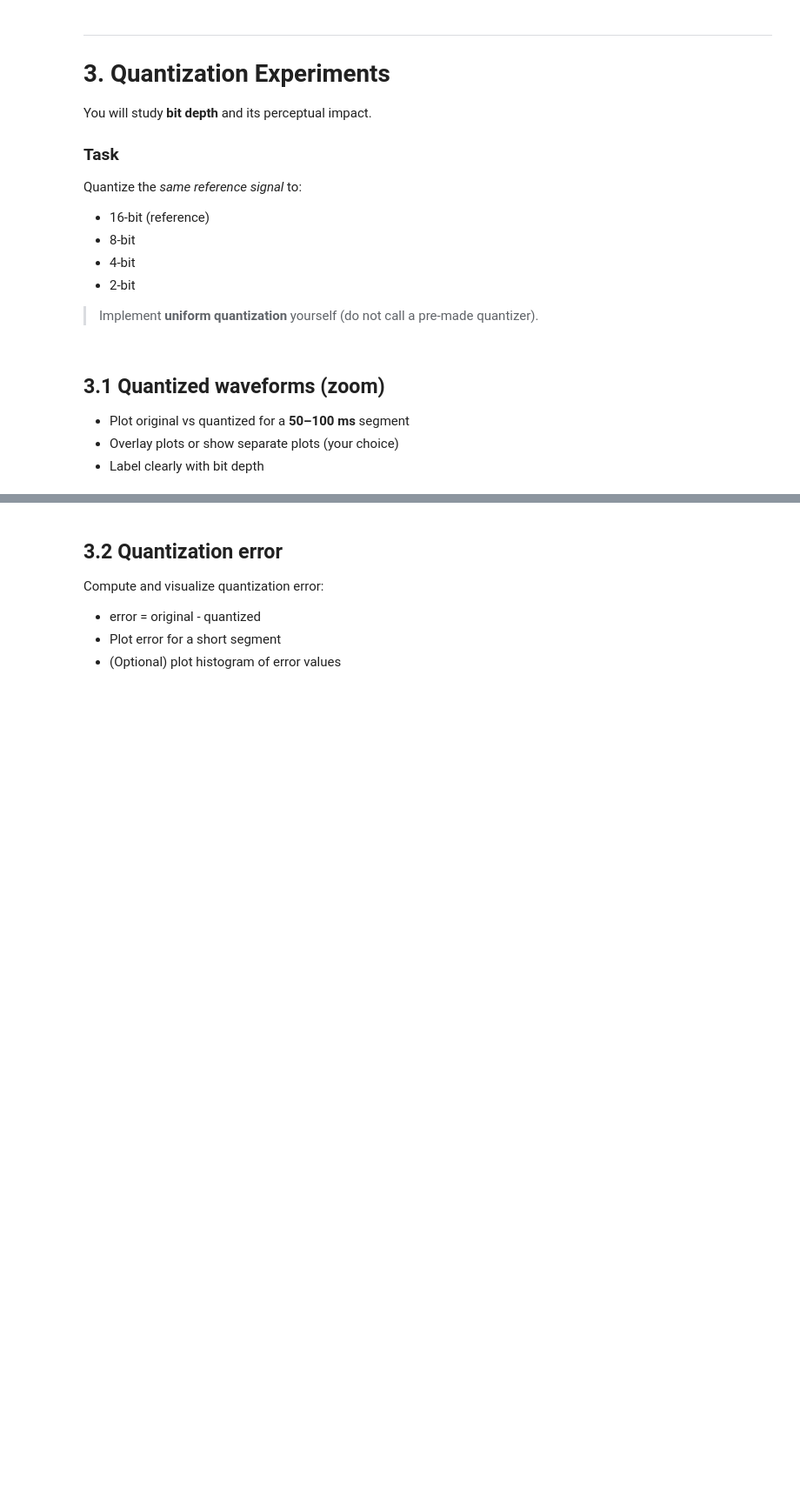
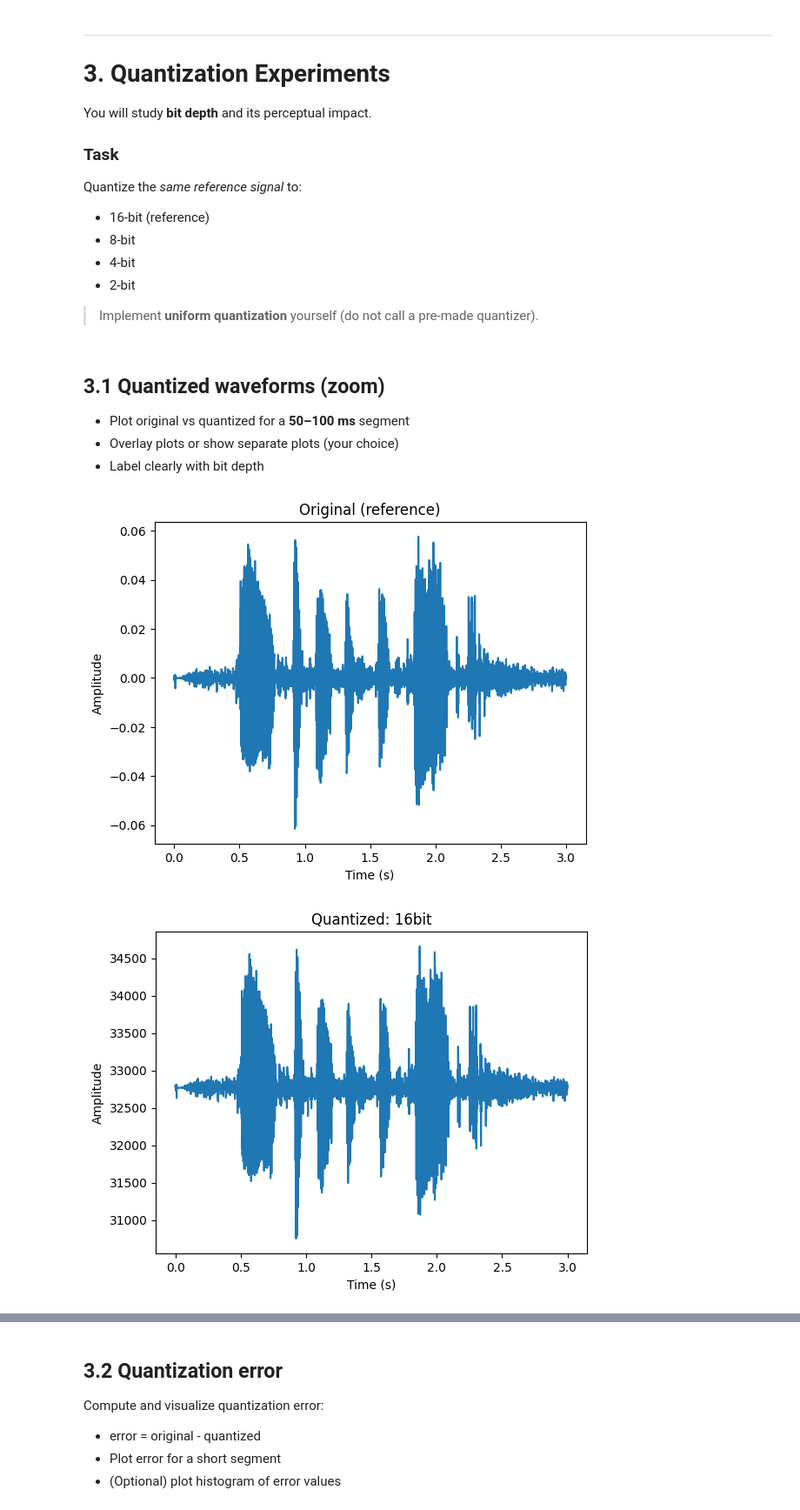
Before and after one commit to RonaldoLopezTucux/EE519, a Jupyter notebook: EE519_HW1/HW1_Notebook1_Recording_Sampling_Quantization.ipynb, the cells around one changed output, grey strips where cells are left out. Shown at 87% size. Drawn from its saved outputs; the diff is of its cells as text; code cells hidden in the pictures; blank space fills up the shorter version.

```diff
--- a/EE519_HW1/HW1_Notebook1_Recording_Sampling_Quantization.ipynb
+++ b/EE519_HW1/HW1_Notebook1_Recording_Sampling_Quantization.ipynb
@@ -320,13 +372,19 @@ Quantize the *same reference signal* to:
 # - Also return quantization step size Δ (optional but recommended)
 
 def uniform_quantize(x, n_bits):
-    raise NotImplementedError("Implement uniform_quantize")
+    # x is in [-1, 1]
+    levels = 2 ** n_bits
+    delta = 2 / levels
+    x_q = np.round((x + 1) / delta)
+    x_q = np.clip(x_q, 0, levels - 1)
+
+    return x_q
 # %%
 # TODO: Generate quantized versions
-# q_versions = {}
-# for n_bits in [16, 8, 4, 2]:
-#     x_q = uniform_quantize(x_ref, n_bits)
-#     q_versions[f"{n_bits}bit"] = x_q
+q_versions = {}
+for n_bits in [16, 8, 4, 2]:
+    x_q = uniform_quantize(x_ref, n_bits)
+    q_versions[f"{n_bits}bit"] = x_q
 # %% [markdown]
 ## 3.1 Quantized waveforms (zoom)
 
@@ -335,7 +393,10 @@ def uniform_quantize(x, n_bits):
 - Label clearly with bit depth
 # %%
 # TODO: Plot original vs quantized signals (zoomed)
-# tlim = ( ..., ... )
-# plot_waveform(x_ref, fs_ref, "Original (reference)", tlim=tlim)
-# for key, x_q in q_versions.items():
-#     plot_waveform(x_q, fs_ref, f"Quantized: {key}", tlim=tlim)
+tlim = ( 50, 100 )
+plot_waveform(x_ref, fs_ref, "Original (reference)", tlim=tlim)
+for key, x_q in q_versions.items():
+   plot_waveform(x_q, fs_ref, f"Quantized: {key}", tlim=tlim)
+# %% [output]
+[figure, added]
+[figure, added]
```
Also changed, not shown: parts of 19 cells of this notebook, 2 other files.
